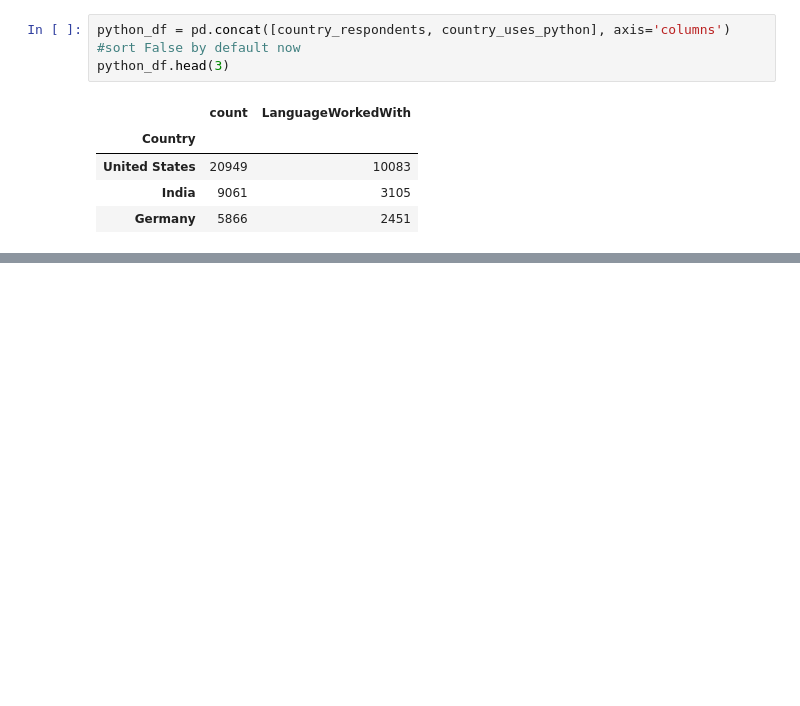
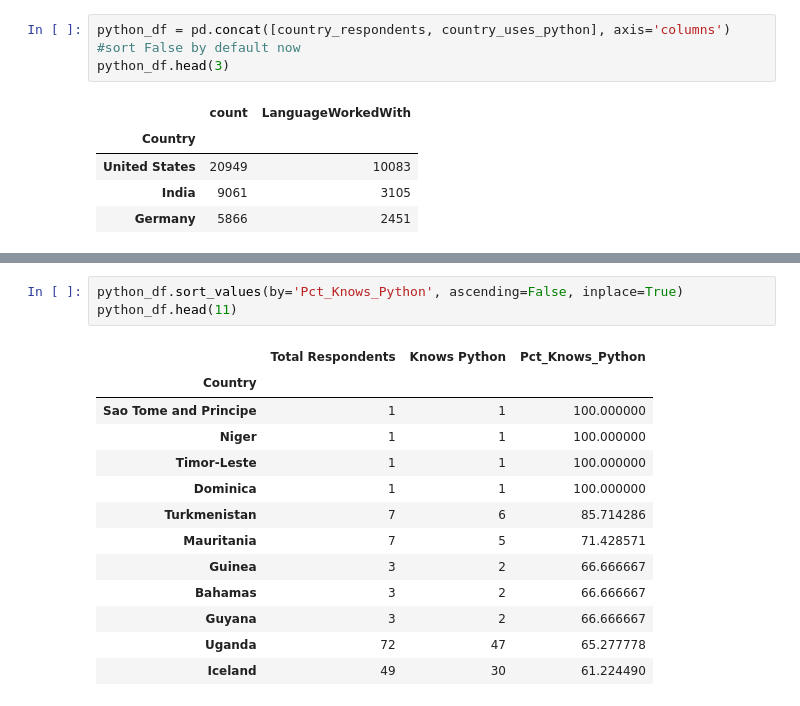
Before and after one commit to innovinitylabs/pandas-notes-corey-schaffer, a Jupyter notebook: 08-Grouping and Aggregating - Analyzing and Exploring Your Data.ipynb, the cells around one changed output, grey strips where cells are left out. Cells and saved outputs as stored; diff of their text form; blank space fills up the shorter version.

```diff
--- a/08-Grouping and Aggregating - Analyzing and Exploring Your Data.ipynb
+++ b/08-Grouping and Aggregating - Analyzing and Exploring Your Data.ipynb
@@ -317,0 +347,17 @@ python_df.head(3)
+# %%
+python_df.sort_values(by='Pct_Knows_Python', ascending=False, inplace=True)
+python_df.head(11)
+# %% [output]
+|  | Total Respondents | Knows Python | Pct_Knows_Python |
+| Country |  |  |  |
+| Sao Tome and Principe | 1 | 1 | 100.000000 |
+| Niger | 1 | 1 | 100.000000 |
+| Timor-Leste | 1 | 1 | 100.000000 |
+| Dominica | 1 | 1 | 100.000000 |
+| Turkmenistan | 7 | 6 | 85.714286 |
+| Mauritania | 7 | 5 | 71.428571 |
+| Guinea | 3 | 2 | 66.666667 |
+| Bahamas | 3 | 2 | 66.666667 |
+| Guyana | 3 | 2 | 66.666667 |
+| Uganda | 72 | 47 | 65.277778 |
+| Iceland | 49 | 30 | 61.224490 |
```
Also changed, not shown: parts of 5 cells of this notebook.
